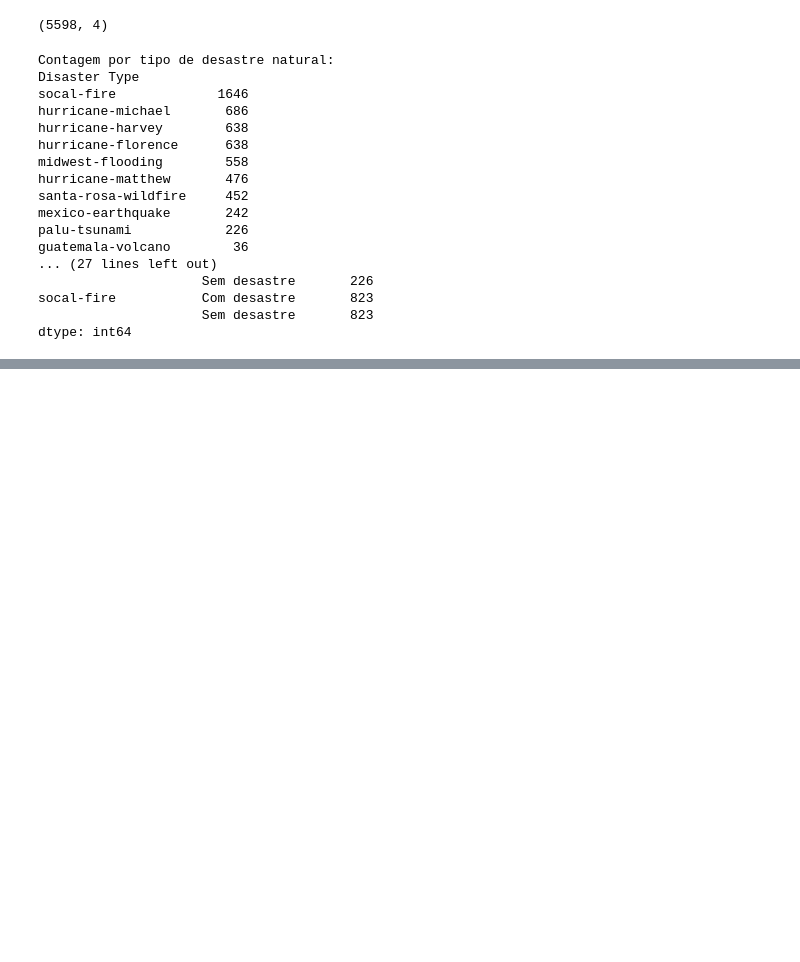
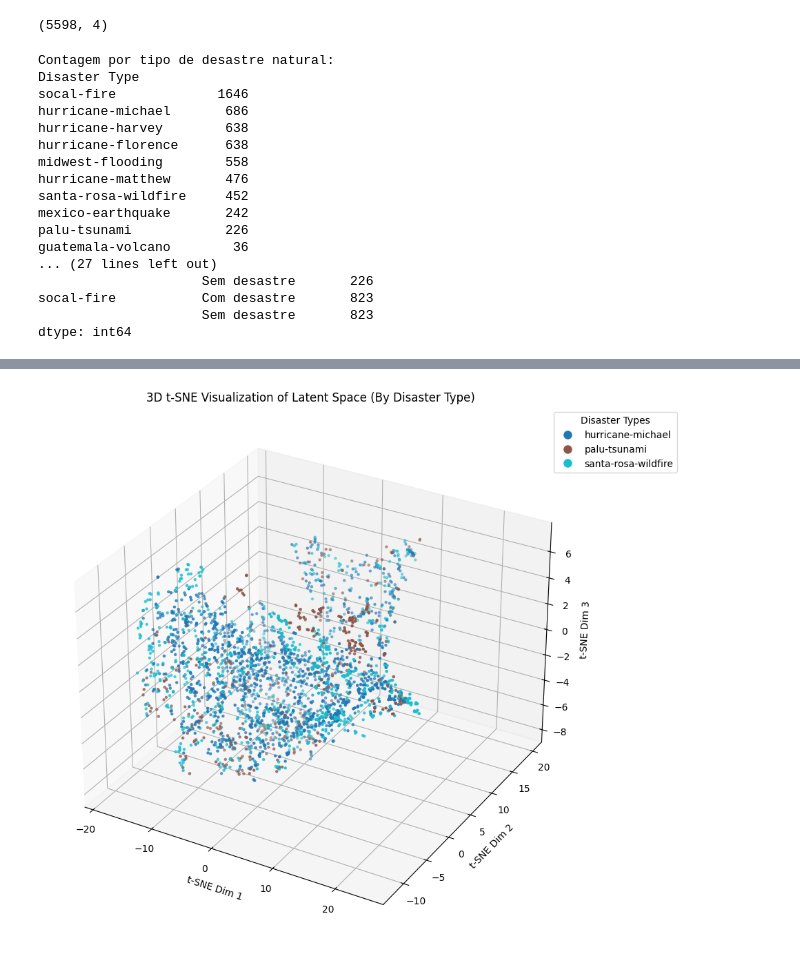
Before and after one commit to Gustavoaluiz/unsupervised_disaster, a Jupyter notebook: CVAE.ipynb, the cells around one changed output, grey strips where cells are left out. Saved outputs shown, nothing was run; the diff lists cells and outputs as text; code cells hidden in the pictures; blank space fills up the shorter version.

```diff
--- a/CVAE.ipynb
+++ b/CVAE.ipynb
@@ -71,3 +71,12 @@ guatemala-volcano        36
 socal-fire           Com desastre       823
                      Sem desastre       823
 dtype: int64
+# %%
+# Lista das classes desejadas
+classes_desejadas = ['santa-rosa-wildfire', 'palu-tsunami', 'hurricane-michael']
+
+# Filtrar o dataset para conter apenas as classes desejadas
+image_metadata_df = image_metadata_df[image_metadata_df['Disaster Type'].isin(classes_desejadas)]
+
+# Exibir as primeiras linhas do dataset filtrado
+print(image_metadata_df.head())
@@ -111,12 +141,14 @@ class DisasterDataset(Dataset):
     def __getitem__(self, idx):
         img_path = self.dataframe.iloc[idx]['Image Path']
         label = self.dataframe.iloc[idx]['Label']
+        disaster_type = self.dataframe.iloc[idx]['Disaster Type']
         image = Image.open(img_path).convert("RGB")
 
         if self.transform:
             image = self.transform(image)
 
-        return image, torch.tensor(label, dtype=torch.float32)
+        # Retorna também o disaster_type (string)
+        return image, torch.tensor(label, dtype=torch.float32), disaster_type
 # %%
 # Transformações
 data_transforms = transforms.Compose([
@@ -228,18 +260,19 @@ from tqdm import tqdm
 
 vae = ConvVAE(latent_dim=128).to(device)
 optimizer = torch.optim.Adam(vae.parameters(), lr=0.001)
-epochs = 2
+epochs = 5
 
 # Armazenar vetores latentes e rótulos
 latent_vectors = []
 labels = []
+disaster_types = []
 
 for epoch in range(epochs):
     vae.train()
     epoch_loss = 0
 
     with tqdm(total=len(train_loader), desc=f"Epoch {epoch + 1}/{epochs}", unit="batch") as pbar:
-        for X, y in train_loader:
+        for X, y, dt in train_loader:
             X, y = X.to(device), y.to(device)
 
             # Forward pass
@@ -255,6 +288,7 @@ for epoch in range(epochs):
             # Salvar vetores latentes e rótulos para t-SNE
             latent_vectors.append(mu.cpu().detach().numpy())
             labels.append(y.cpu().numpy())
+            disaster_types.append(dt)
 
             # Atualizar barra de progresso
             pbar.set_postfix(loss=loss.item())
@@ -289,0 +306,42 @@ plt.show()
+# %%
+from sklearn.manifold import TSNE
+import matplotlib.pyplot as plt
+import numpy as np
+import pandas as pd
+from mpl_toolkits.mplot3d import Axes3D
+
+vector = np.concatenate(latent_vectors, axis=0)
+disaster_types = np.concatenate(disaster_types, axis=0)  # Agora temos um array de strings (nomes do desastre)
+
+# Salvar o espaço latente com disaster_type
+latent_data = pd.DataFrame(vector, columns=[f"dim_{i+1}" for i in range(vector.shape[1])])
+latent_data['Disaster Type'] = disaster_types
+latent_data.to_csv("latent_space.csv", index=False)
+
+# Aplicar t-SNE
+tsne = TSNE(n_components=3, random_state=42)
+z_3d = tsne.fit_transform(vector)
+
+# Cada disaster_type terá uma cor
+unique_classes = np.unique(disaster_types)
+colors = plt.cm.tab10(np.linspace(0, 1, len(unique_classes)))
+class_color_map = {cls: colors[i] for i, cls in enumerate(unique_classes)}
+class_colors = [class_color_map[dt] for dt in disaster_types]
+
+fig = plt.figure(figsize=(12, 10))
+ax = fig.add_subplot(111, projection='3d')
+
+scatter = ax.scatter(z_3d[:, 0], z_3d[:, 1], z_3d[:, 2], c=class_colors, s=5)
+ax.set_title("3D t-SNE Visualization of Latent Space (By Disaster Type)")
+ax.set_xlabel("t-SNE Dim 1")
+ax.set_ylabel("t-SNE Dim 2")
+ax.set_zlabel("t-SNE Dim 3")
+
+# Criar legenda com disaster_types
+handles = [plt.Line2D([0], [0], marker='o', color='w', markerfacecolor=colors[i], markersize=10)
+           for i, cls in enumerate(unique_classes)]
+ax.legend(handles, unique_classes, title="Disaster Types", loc="upper right", bbox_to_anchor=(1.2, 1))
+
+plt.show()
+# %% [output]
+[figure, added]
```
Also changed, not shown: parts of 4 cells of this notebook, 5 other files.
